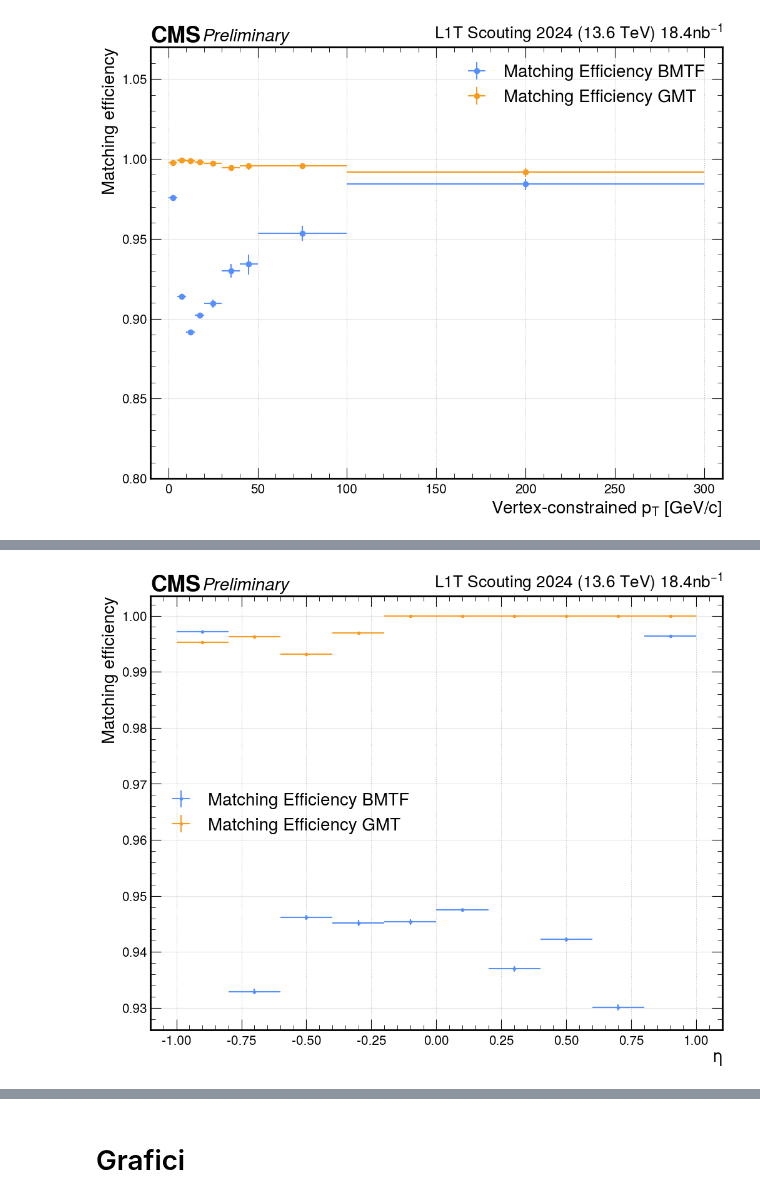
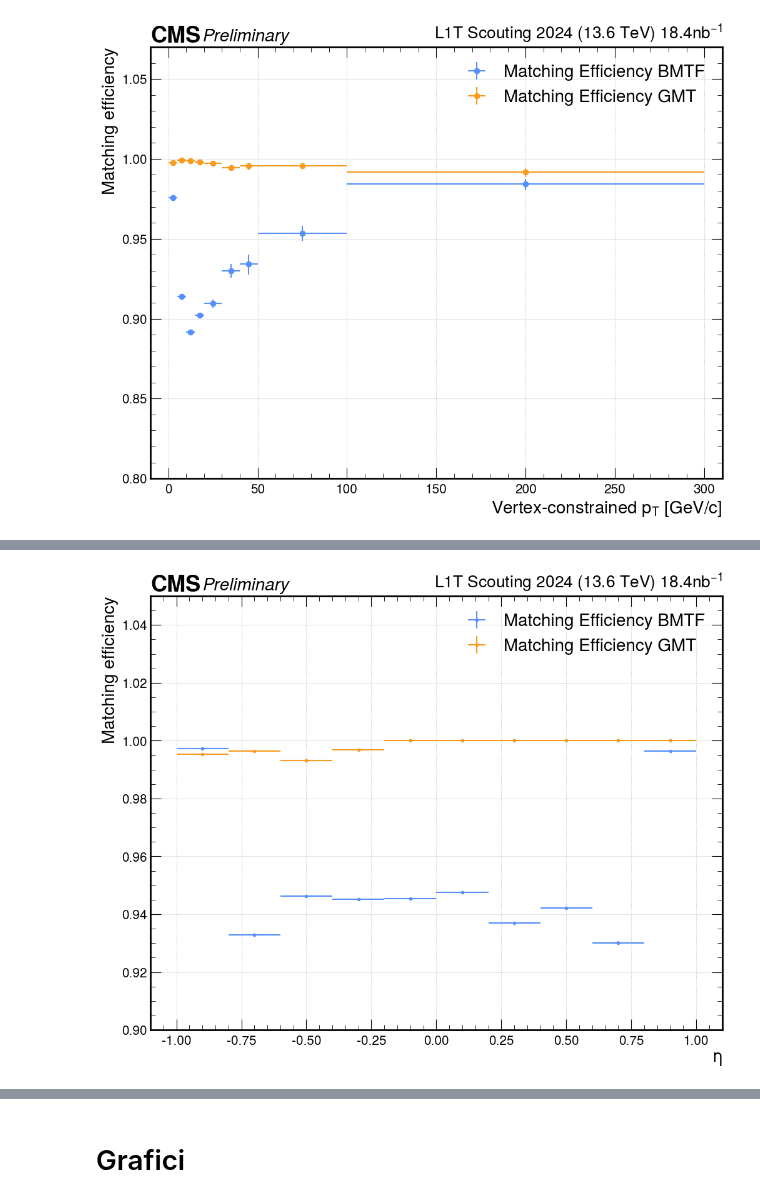
Before and after one commit to francescoreschio/Tesi-Triennale, a Jupyter notebook: Codice/DeltaRDef.ipynb, the cells around one changed output, grey strips where cells are left out. Drawn from its saved outputs; the diff is of its cells as text; code cells hidden in the pictures.

```diff
--- a/Codice/DeltaRDef.ipynb
+++ b/Codice/DeltaRDef.ipynb
@@ -725,34 +698,34 @@ plt.show()
 # %%
 from hist import intervals
 BMTFerror = hist.intervals.ratio_uncertainty(EtaBMTF_Hist.values(), AllEtaBMTF_Hist.values(), uncertainty_type = 'efficiency')
 GMTerror = hist.intervals.ratio_uncertainty(EtaGMT_Hist.values(), AllEtaGMT_Hist.values(), uncertainty_type = 'efficiency')
 
 centers = 0.5 * (binsEta[1:] + binsEta[:-1])
 width = 0.5 * (binsEta[1:] - binsEta[:-1])
 
 fig, ax = plt.subplots(figsize=FIGSIZE, constrained_layout=True)
 set_label_font(ax, FONTSIZE)
 set_tick_font(ax, FONTSIZE-2)
 draw_grid(ax, axis="y")
 draw_cms_label(ax, fontsize= FONTSIZE)
 
 ax.errorbar(centers, BMTFMatchingEfficiencyEta, xerr = width, yerr = BMTFerror, fmt = '.', label="Matching Efficiency BMTF")
 ax.errorbar(centers, GMTMatchingEfficiencyEta, xerr = width, yerr = GMTerror, fmt = '.', label="Matching Efficiency GMT")
 
-#ax.set_ylim(0.8, 1.07)
+ax.set_ylim(0.9, 1.05)
 #ax.set_xlim(-10, 310)
 
 
 ax.set_xlabel(r'$\eta$')
 ax.set_ylabel('Matching efficiency')
 ax.grid(True)
-ax.legend(fontsize = FONTSIZE, loc='center left')
+ax.legend(fontsize = FONTSIZE)
 
 ax.tick_params(axis='both', which='both', labelsize = FONTSIZE - 5)
 
 plt.show()
 # %% [output]
-[figure, old version]
+[figure, new version]
 # %%
 from hist import intervals
 BMTFerror = hist.intervals.ratio_uncertainty(QualBMTF_Hist.values(), AllQualBMTF_Hist.values(), uncertainty_type = 'efficiency')
```
Also changed, not shown: parts of 25 cells of this notebook, 11 other files.
